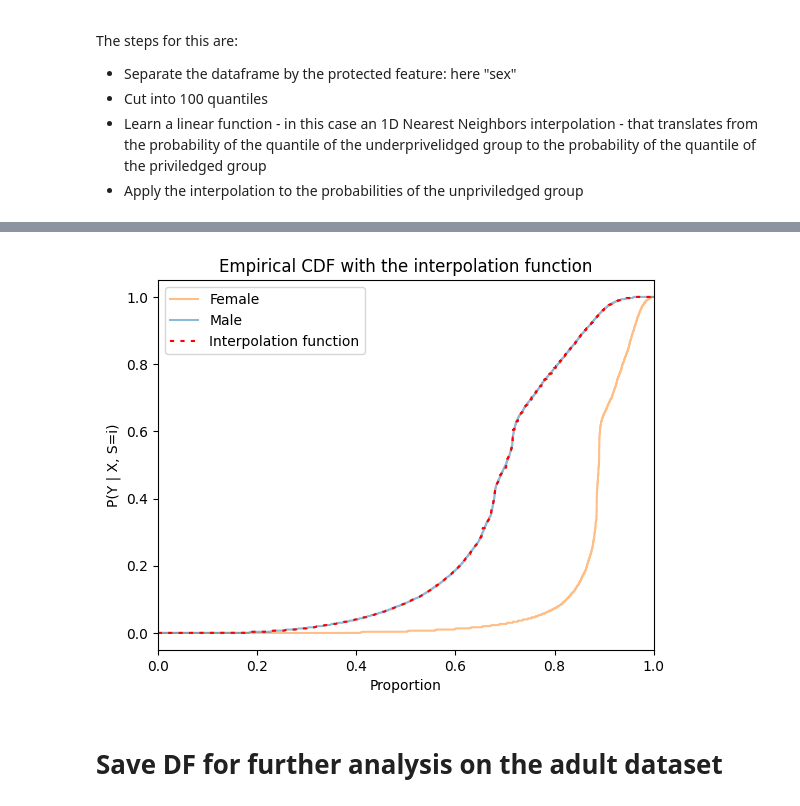
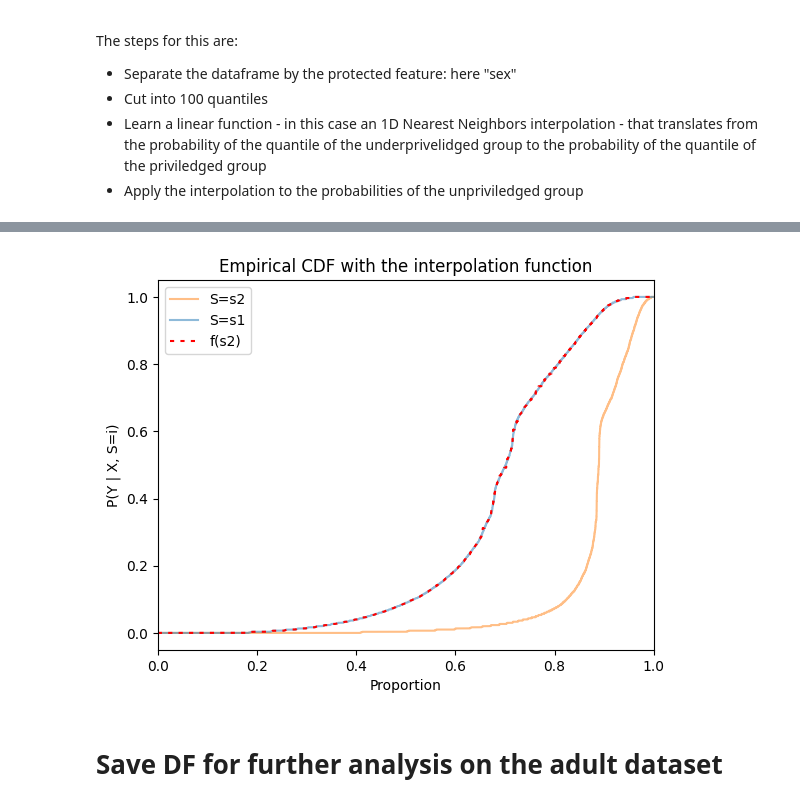
Before and after one commit to krugergui/Strong-statistical-parity-through-fair-synthetic-data, a Jupyter notebook: notebooks/create_probabilities_in_synthetic_data.ipynb, the cells around one changed output, grey strips where cells are left out. Saved outputs shown, nothing was run; the diff lists cells and outputs as text; code cells hidden in the pictures.

```diff
--- a/notebooks/create_probabilities_in_synthetic_data.ipynb
+++ b/notebooks/create_probabilities_in_synthetic_data.ipynb
@@ -192,25 +191,23 @@ jitter = (
     else x - np.random.uniform(0, 0.000001)
 )
 
-df_proba["income_model_probability"] = df_proba["income_model_probability"].apply(
-    jitter
-)
+df["income_model_probability"] = df["income_model_probability"].apply(jitter)
 
 # Set the bins and the center of the bins
 # Here I used 400 quantiles instead of 100 from the paper because it gave me a very uneven f_interpolator function
 # this is probably because of the different interpolator model, LightGBM for the paper and I'm using Rndom Forest
-df_proba["bin"] = df_proba.groupby("sex", group_keys=False)[
-    "income_model_probability"
-].apply(pd.qcut, q=400)
+df["bin"] = df.groupby("sex", group_keys=False)["income_model_probability"].apply(
+    pd.qcut, q=400
+)
 
-df_proba["bin_centers"] = df_proba.loc[:, "bin"].apply(lambda x: x.mid)
+df["bin_centers"] = df.loc[:, "bin"].apply(lambda x: x.mid)
 
-assert df_proba["bin_centers"].min() > 0
-assert df_proba["bin_centers"].max() < 1
-assert df_proba["income_model_probability"].min() > 0
-assert df_proba["income_model_probability"].max() < 1
+assert df["bin_centers"].min() >= 0
+assert df["bin_centers"].max() <= 1.001
+assert df["income_model_probability"].min() >= 0
+assert df["income_model_probability"].max() <= 1.001
 
-df_proba.head()
+df.head()
 # %% [output]
 |  | age | workclass | education | marital-status | occupation | relationship | race | sex | ... |
 | 0 | 51 | Private | HS-grad | Married-civ-spouse | Exec-managerial | Husband | White | Male | ... |
@@ -221,26 +218,26 @@ df_proba.head()
 # %%
 # Create teh interpolation function and fill the Dataframe with the new probabilities for the unpriviliged group
 
-bin_centers_males = df_proba.loc[mask_male, "bin_centers"].unique()
+bin_centers_males = df.loc[mask_male, "bin_centers"].unique()
 bin_centers_males.sort()
 
-bin_centers_females = df_proba.loc[mask_female, "bin_centers"].unique()
+bin_centers_females = df.loc[mask_female, "bin_centers"].unique()
 bin_centers_females.sort()
 
 f_interpolator = interp1d(
     bin_centers_females, bin_centers_males, fill_value="extrapolate", kind="linear"
 )
 
-df_proba.loc[mask_female, "interpolated_probability"] = df_proba.loc[
+df.loc[mask_female, "interpolated_probability"] = df.loc[
     mask_female, "income_model_probability"
 ].apply(f_interpolator)
 
-assert f_interpolator(1) <= 1
+assert f_interpolator(1) <= 1.001
 assert f_interpolator(0) >= 0
-assert df_proba["interpolated_probability"].min() >= 0
-assert df_proba["interpolated_probability"].max() <= 1
+assert df["interpolated_probability"].min() >= 0
+assert df["interpolated_probability"].max() <= 1.001
 
-df_proba[mask_female].head()
+df[mask_female].head()
 # %% [output]
 |  | age | workclass | education | marital-status | occupation | relationship | race | sex | ... |
 | 1 | 38 | Private | HS-grad | Married-civ-spouse | Sales | Wife | White | Female | ... |
@@ -250,27 +247,27 @@ df_proba[mask_female].head()
 | 32 | 70 | Private | Bachelors | Widowed | Prof-specialty | Not-in-family | Asian-Pac-Islander | Female | ... |
 # %%
 ax = sns.ecdfplot(
-    data=df_proba,
+    data=df,
     y="income_model_probability",
     hue="sex",
     alpha=0.5,
 )
 
 sns.ecdfplot(
-    data=df_proba.loc[mask_female],
+    data=df.loc[mask_female],
     y="interpolated_probability",
     ax=ax,
     alpha=1,
     color="red",
     dashes=(2, 3),
 )
 ax.set(
     ylabel="P(Y | X, S=i)",
     title="Empirical CDF with the interpolation function",
 )
-ax.legend(labels=["Female", "Male", "Interpolation function"]);  # fmt: skip
+ax.legend(labels=["S=s2", "S=s1", "f(s2)"]);  # fmt: skip
 # %% [output]
-[figure, old version]
+[figure, new version]
 # %% [markdown]
 # Save DF for further analysis on the adult dataset
 # %%
```
Also changed, not shown: parts of 5 cells of this notebook, 4 other files.
